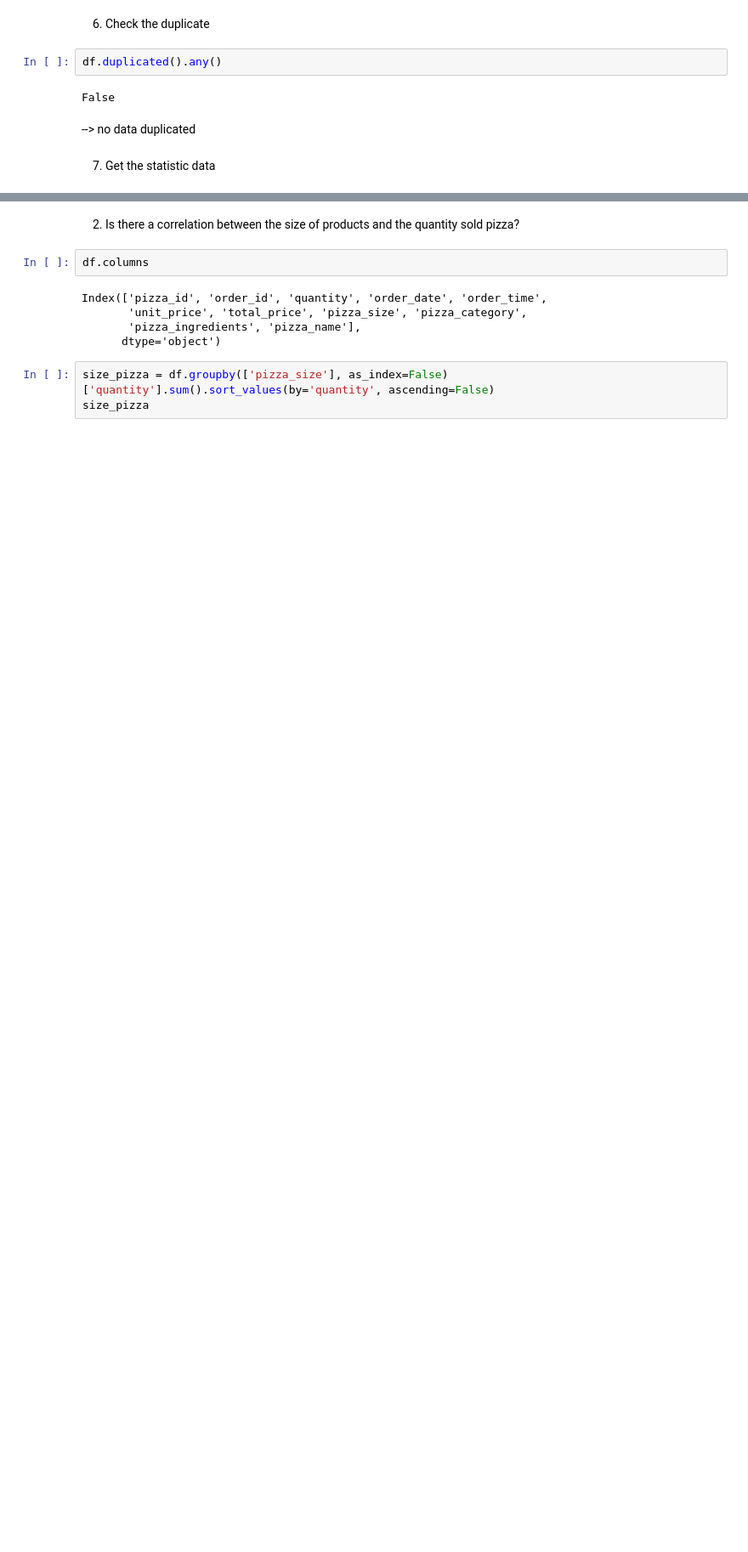
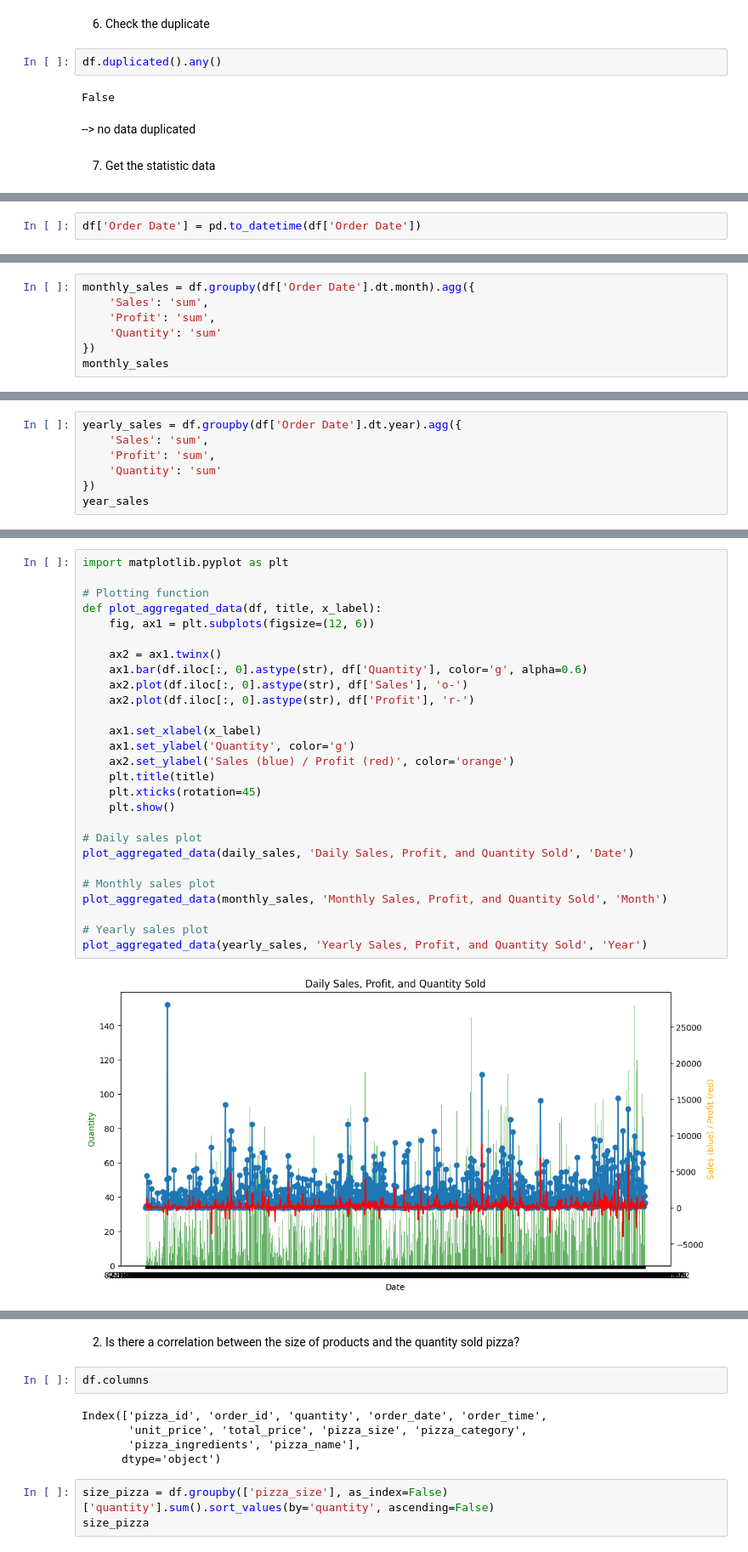
Before and after one commit to ngynhuyntrang/Data-Analyst-Projects, a Jupyter notebook: Pizza Restaurant Sales/Pizza_sale.ipynb, the cells around one changed output, grey strips where cells are left out. Shown at 85% size. Drawn from its saved outputs; the diff is of its cells as text; blank space fills up the shorter version.

```diff
--- a/Pizza Restaurant Sales/Pizza_sale.ipynb
+++ b/Pizza Restaurant Sales/Pizza_sale.ipynb
@@ -143,0 +151,2 @@ df.describe()
+# %%
+df['Order Date'] = pd.to_datetime(df['Order Date'])
@@ -143,0 +175,7 @@ df.describe()
+# %%
+monthly_sales = df.groupby(df['Order Date'].dt.month).agg({
+    'Sales': 'sum',
+    'Profit': 'sum',
+    'Quantity': 'sum'
+})
+monthly_sales
@@ -143,0 +197,7 @@ df.describe()
+# %%
+yearly_sales = df.groupby(df['Order Date'].dt.year).agg({
+    'Sales': 'sum',
+    'Profit': 'sum',
+    'Quantity': 'sum'
+})
+year_sales
@@ -143,0 +211,29 @@ df.describe()
+# %%
+import matplotlib.pyplot as plt
+
+# Plotting function
+def plot_aggregated_data(df, title, x_label):
+    fig, ax1 = plt.subplots(figsize=(12, 6))
+
+    ax2 = ax1.twinx()
+    ax1.bar(df.iloc[:, 0].astype(str), df['Quantity'], color='g', alpha=0.6)
+    ax2.plot(df.iloc[:, 0].astype(str), df['Sales'], 'o-')
+    ax2.plot(df.iloc[:, 0].astype(str), df['Profit'], 'r-')
+
+    ax1.set_xlabel(x_label)
+    ax1.set_ylabel('Quantity', color='g')
+    ax2.set_ylabel('Sales (blue) / Profit (red)', color='orange')
+    plt.title(title)
+    plt.xticks(rotation=45)
+    plt.show()
+
+# Daily sales plot
+plot_aggregated_data(daily_sales, 'Daily Sales, Profit, and Quantity Sold', 'Date')
+
+# Monthly sales plot
+plot_aggregated_data(monthly_sales, 'Monthly Sales, Profit, and Quantity Sold', 'Month')
+
+# Yearly sales plot
+plot_aggregated_data(yearly_sales, 'Yearly Sales, Profit, and Quantity Sold', 'Year')
+# %% [output]
+[figure, added]
```
Also changed, not shown: parts of 27 cells of this notebook.
